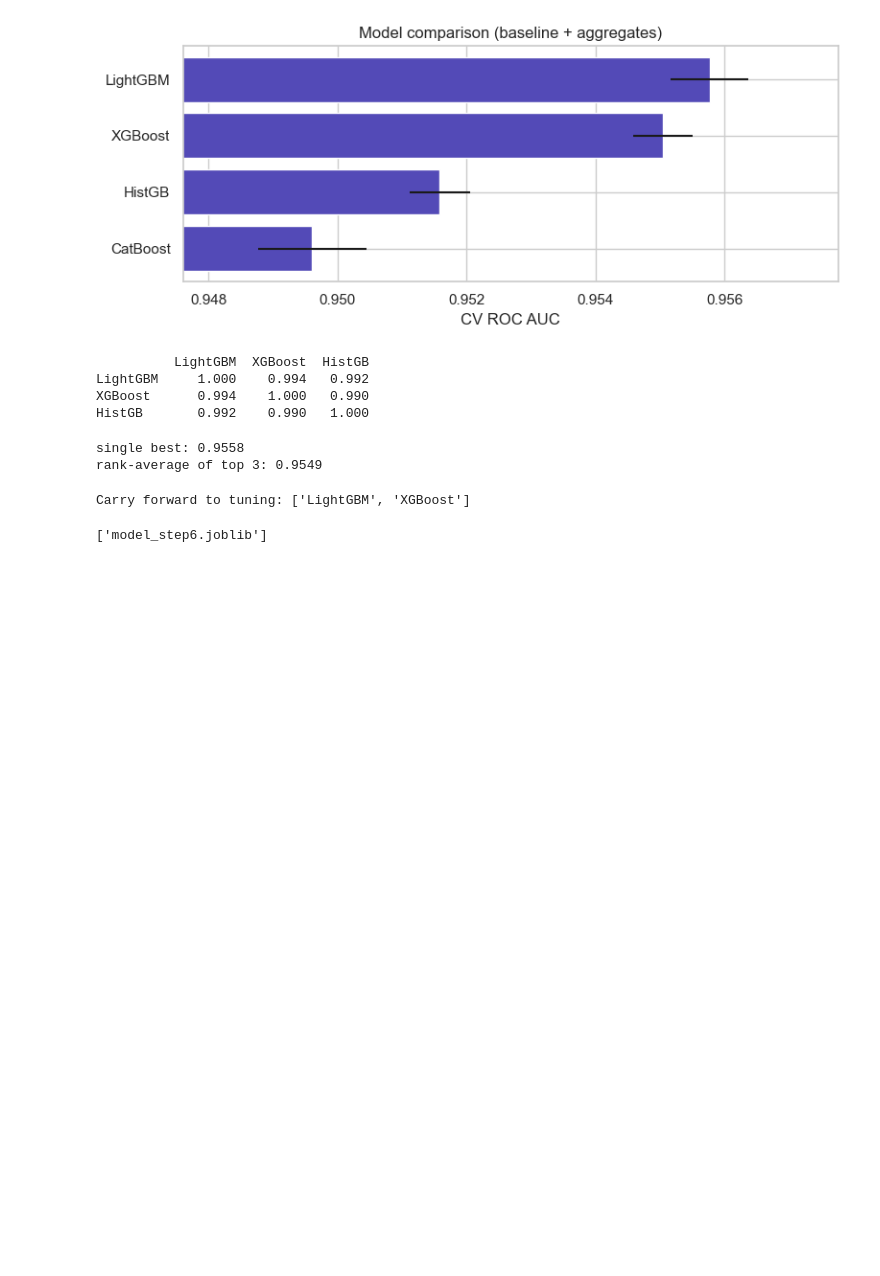
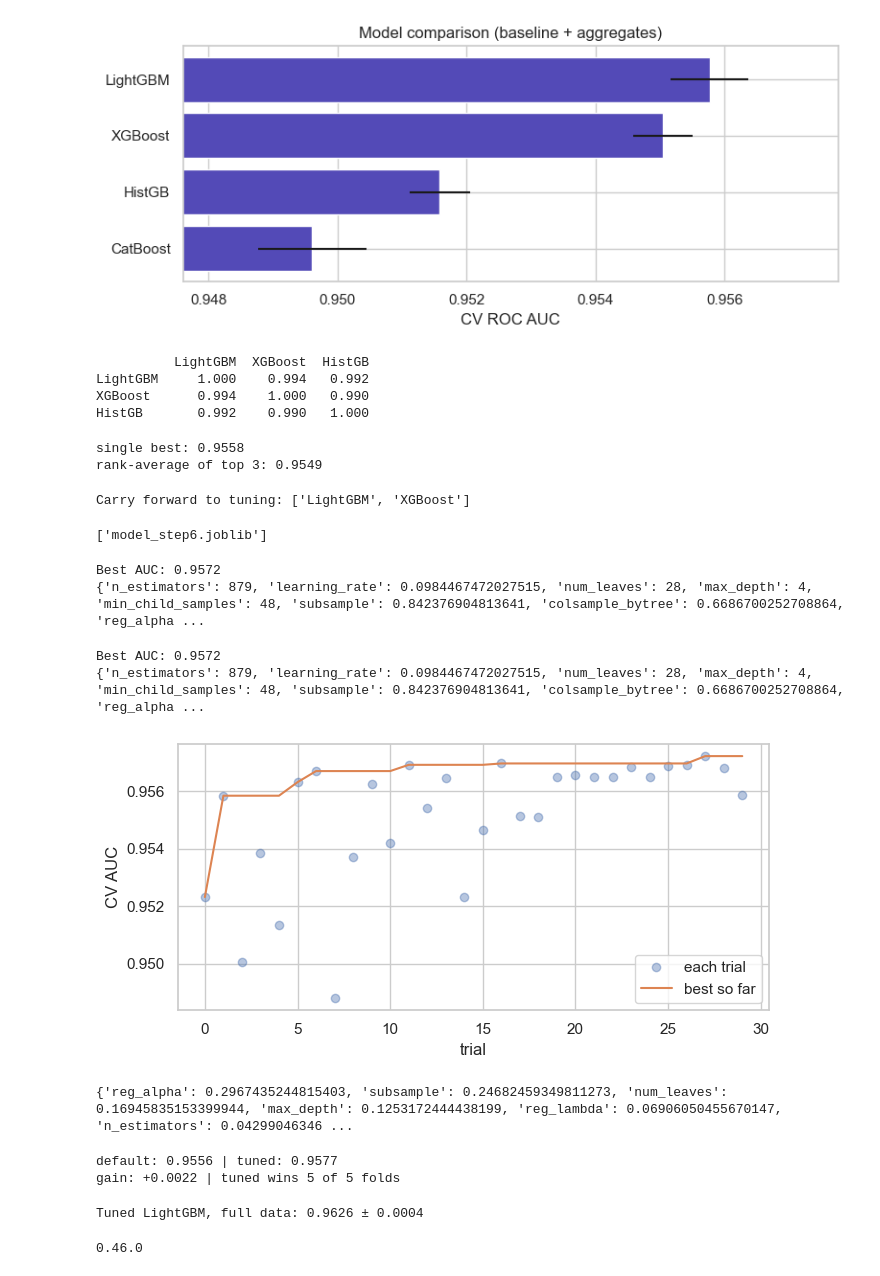
Before and after one commit to ikiu-bit/phone-addiction-project, a Jupyter notebook: first_attempt.ipynb, the cells around one changed output. Cells and saved outputs as stored; diff of their text form; code cells hidden in the pictures; blank space fills up the shorter version.

```diff
--- a/first_attempt.ipynb
+++ b/first_attempt.ipynb
@@ -881,3 +895,19 @@ joblib.dump(final_pipe, 'model_step6.joblib')
 # %% [output]
 Carry forward to tuning: ['LightGBM', 'XGBoost']
 ['model_step6.joblib']
+# %%
+import optuna
+optuna.logging.set_verbosity(optuna.logging.WARNING)
+# %%
+import numpy as np
+import pandas as pd
+
+import joblib
+import matplotlib.pyplot as plt
+
+from lightgbm import LGBMClassifier
+from sklearn.model_selection import StratifiedKFold, cross_val_score
+
+SEED = 42
+GROUPS = ('aggregates',)
+optuna.logging.set_verbosity(optuna.logging.WARNING)
@@ -883,0 +941,9 @@ Carry forward to tuning: ['LightGBM', 'XGBoost']
+# %%
+study = optuna.create_study(direction='maximize', sampler=optuna.samplers.TPESampler(seed=SEED))
+study.optimize(objective, n_trials=30, show_progress_bar=True)
+
+print('Best AUC:', round(study.best_value, 4))
+print(study.best_params)
+# %% [output]
+Best AUC: 0.9572
+{'n_estimators': 879, 'learning_rate': 0.0984467472027515, 'num_leaves': 28, 'max_depth': 4, 'min_child_samples': 48, 'subsample': 0.842376904813641, 'colsample_bytree': 0.6686700252708864, 'reg_alpha ...
@@ -883,0 +968,53 @@ Carry forward to tuning: ['LightGBM', 'XGBoost']
+# %%
+study = optuna.create_study(direction='maximize', sampler=optuna.samplers.TPESampler(seed=SEED))
+study.optimize(objective, n_trials=30, show_progress_bar=True)
+
+print('Best AUC:', round(study.best_value, 4))
+print(study.best_params)
+# %% [output]
+Best AUC: 0.9572
+{'n_estimators': 879, 'learning_rate': 0.0984467472027515, 'num_leaves': 28, 'max_depth': 4, 'min_child_samples': 48, 'subsample': 0.842376904813641, 'colsample_bytree': 0.6686700252708864, 'reg_alpha ...
+# %%
+hist = study.trials_dataframe()[['number', 'value']]
+hist['best_so_far'] = hist['value'].cummax()
+
+plt.figure(figsize=(7, 3.5))
+plt.plot(hist['number'], hist['value'], 'o', alpha=0.4, label='each trial')
+plt.plot(hist['number'], hist['best_so_far'], '-', label='best so far')
+plt.xlabel('trial'); plt.ylabel('CV AUC'); plt.legend(); plt.tight_layout()
+plt.savefig('reports/figures/optuna_progress.png', dpi=150); plt.show()
+
+print(optuna.importance.get_param_importances(study))
+# %% [output]
+[figure, added]
+{'reg_alpha': 0.2967435244815403, 'subsample': 0.24682459349811273, 'num_leaves': 0.16945835153399944, 'max_depth': 0.1253172444438199, 'reg_lambda': 0.06906050455670147, 'n_estimators': 0.04299046346 ...
+# %%
+cv_check = StratifiedKFold(n_splits=5, shuffle=True, random_state=2024)   # different seed
+
+default_lgbm = LGBMClassifier(n_estimators=500, learning_rate=0.05, num_leaves=31,
+                              random_state=SEED, verbose=-1)
+tuned_lgbm = LGBMClassifier(**study.best_params, random_state=SEED, verbose=-1,
+                            **({'subsample_freq': 1} if 'subsample_freq' not in study.best_params else {}))
+
+s_default = cross_val_score(default_lgbm, Xs_fe, ys, cv=cv_check, scoring='roc_auc')
+s_tuned   = cross_val_score(tuned_lgbm,   Xs_fe, ys, cv=cv_check, scoring='roc_auc')
+
+d = s_tuned - s_default
+print(f'default: {s_default.mean():.4f} | tuned: {s_tuned.mean():.4f}')
+print(f'gain: {d.mean():+.4f} | tuned wins {(d > 0).sum()} of 5 folds')
+# %% [output]
+default: 0.9556 | tuned: 0.9577
+gain: +0.0022 | tuned wins 5 of 5 folds
+# %%
+cv_full = StratifiedKFold(n_splits=5, shuffle=True, random_state=2024)
+X_fe = prepare(X)
+
+full_scores = cross_val_score(tuned_lgbm, X_fe, y, cv=cv_full, scoring='roc_auc')
+print(f'Tuned LightGBM, full data: {full_scores.mean():.4f} ± {full_scores.std():.4f}')
+# %% [output]
+Tuned LightGBM, full data: 0.9626 ± 0.0004
+# %%
+import shap
+print(shap.__version__)
+# %% [output]
+0.46.0
```
Also changed, not shown: parts of 13 cells of this notebook, 7 other files.
